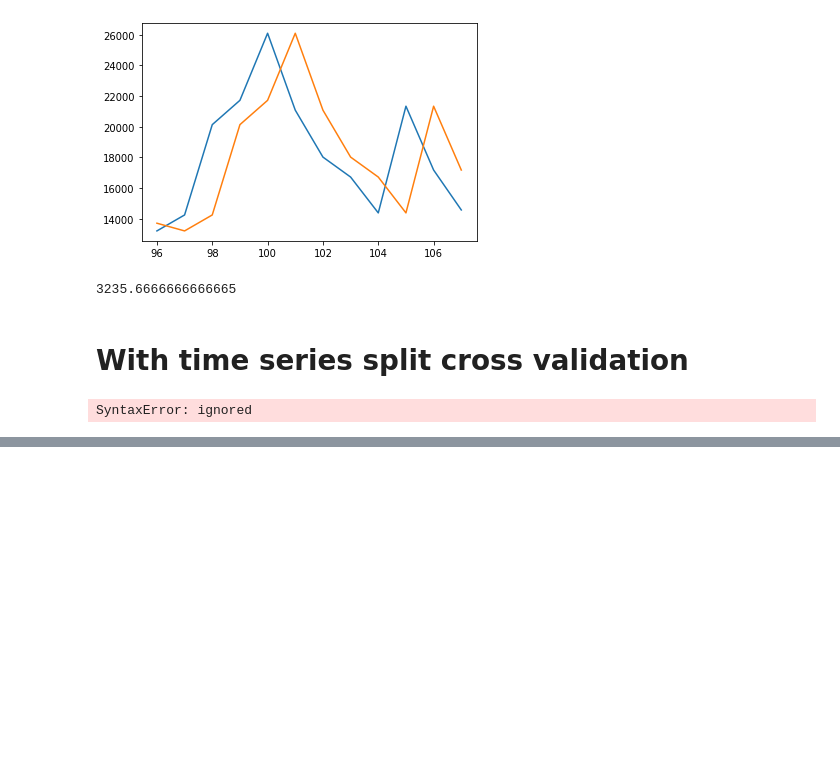
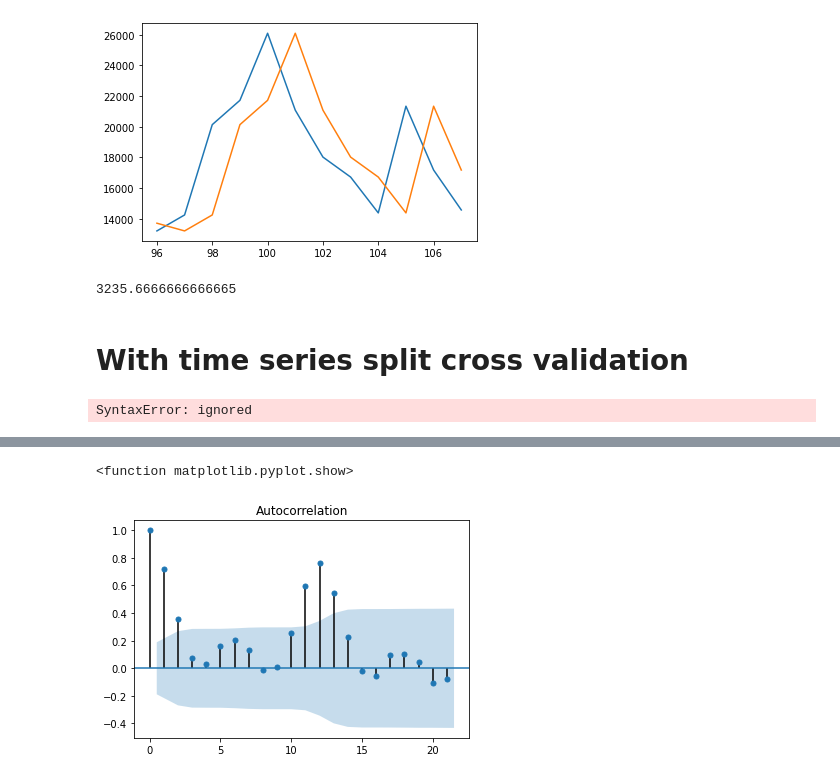
Before and after one commit to andreoniriccardo/time-series, a Jupyter notebook: TimeSeriesProphet.ipynb, the cells around one changed output, grey strips where cells are left out. Drawn from its saved outputs; the diff is of its cells as text; code cells hidden in the pictures; blank space fills up the shorter version.

```diff
--- a/TimeSeriesProphet.ipynb
+++ b/TimeSeriesProphet.ipynb
@@ -349,0 +354,5 @@ mae
+# %%
+# load data
+path = 'https://raw.githubusercontent.com/jbrownlee/Datasets/master/monthly-car-sales.csv'
+df = pd.read_csv(path, header=0)
+df.head()
@@ -349,0 +368,6 @@ mae
+# %%
+plot_acf(df['Sales'].values)
+plt.show
+# %% [output]
+<function matplotlib.pyplot.show>
+[figure, added]
```
Also changed, not shown: parts of 6 cells of this notebook.
